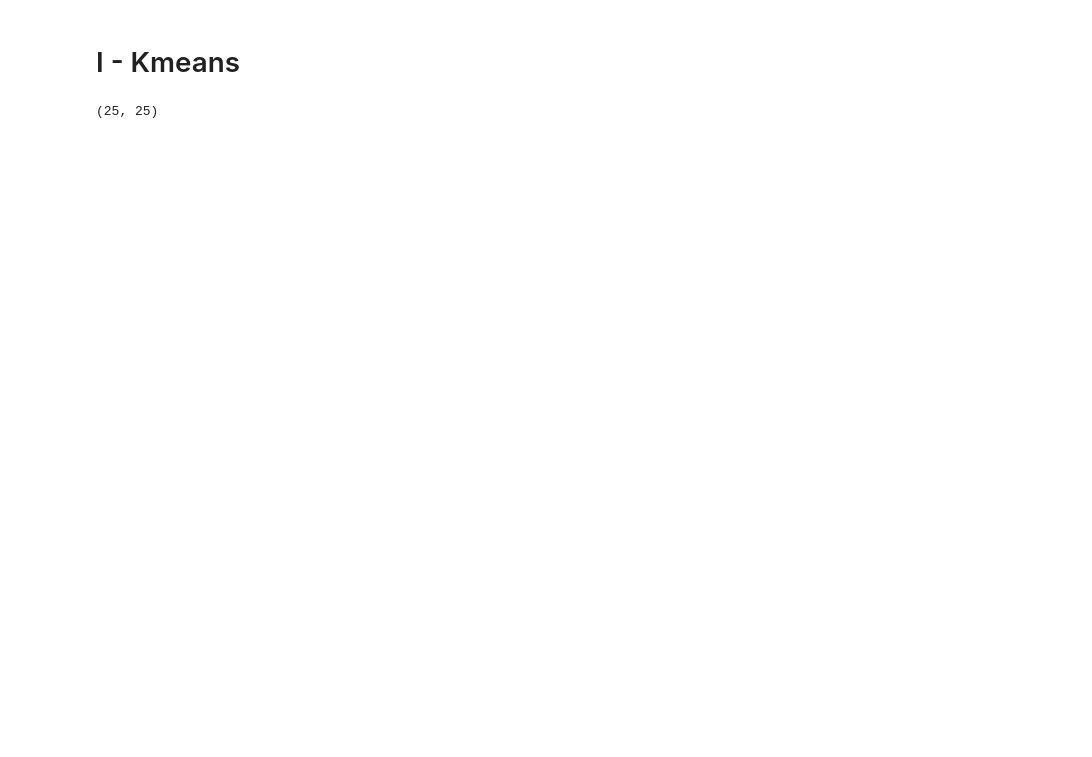
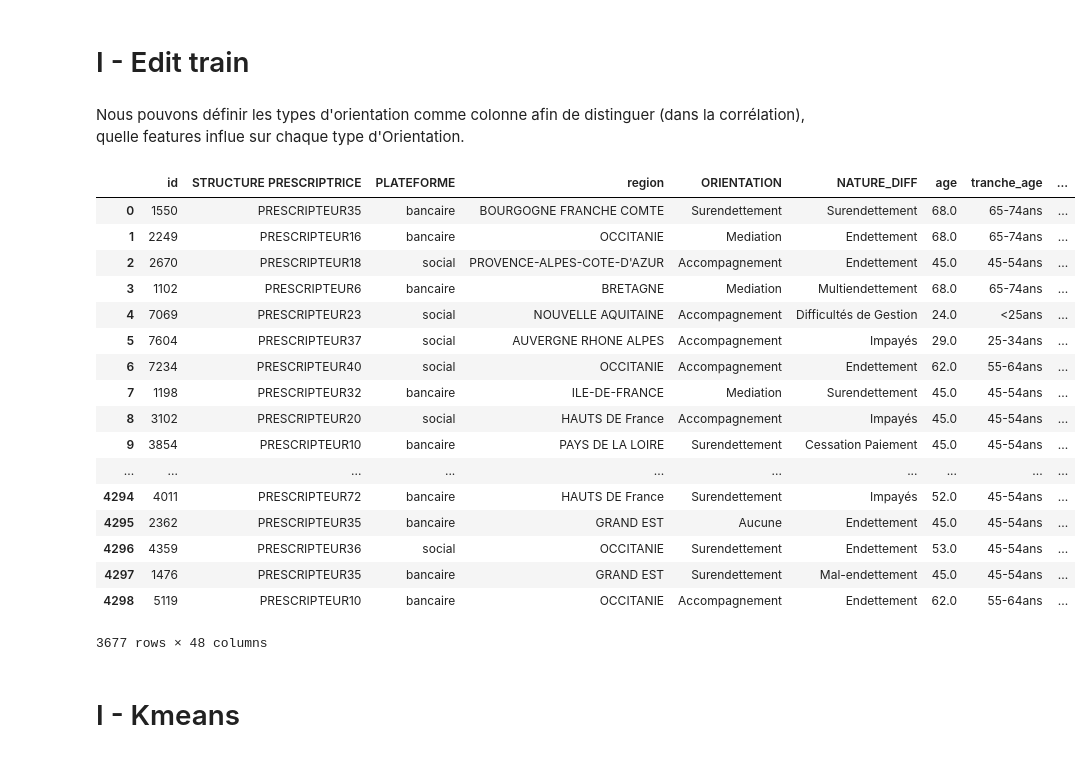
Before and after one commit to willcard/Cresus_Kaggle_Competition, a Jupyter notebook: entrainement_cresus.ipynb, the cells around one changed output. Cells and saved outputs as stored; diff of their text form; code cells hidden in the pictures; blank space fills up the shorter version.

```diff
--- a/entrainement_cresus.ipynb
+++ b/entrainement_cresus.ipynb
@@ -88,0 +99,4 @@ train.shape
+# %% [markdown]
+# I - Edit train
+# %% [markdown]
+Nous pouvons définir les types d'orientation comme colonne afin de distinguer (dans la corrélation), quelle features influe sur chaque type d'Orientation.
@@ -89,8 +106,25 @@ train.shape
+# %%
+train
+# %% [output]
+|  | id | STRUCTURE PRESCRIPTRICE | PLATEFORME | region | ORIENTATION | NATURE_DIFF | age | tranche_age | ... |
+| 0 | 1550 | PRESCRIPTEUR35 | bancaire | BOURGOGNE FRANCHE COMTE | Surendettement | Surendettement | 68.0 | 65-74ans | ... |
+| 1 | 2249 | PRESCRIPTEUR16 | bancaire | OCCITANIE | Mediation | Endettement | 68.0 | 65-74ans | ... |
+| 2 | 2670 | PRESCRIPTEUR18 | social | PROVENCE-ALPES-COTE-D'AZUR | Accompagnement | Endettement | 45.0 | 45-54ans | ... |
+| 3 | 1102 | PRESCRIPTEUR6 | bancaire | BRETAGNE | Mediation | Multiendettement | 68.0 | 65-74ans | ... |
+| 4 | 7069 | PRESCRIPTEUR23 | social | NOUVELLE AQUITAINE | Accompagnement | Difficultés de Gestion | 24.0 | <25ans | ... |
+| 5 | 7604 | PRESCRIPTEUR37 | social | AUVERGNE RHONE ALPES | Accompagnement | Impayés | 29.0 | 25-34ans | ... |
+| 6 | 7234 | PRESCRIPTEUR40 | social | OCCITANIE | Accompagnement | Endettement | 62.0 | 55-64ans | ... |
+| 7 | 1198 | PRESCRIPTEUR32 | bancaire | ILE-DE-FRANCE | Mediation | Surendettement | 45.0 | 45-54ans | ... |
+| 8 | 3102 | PRESCRIPTEUR20 | social | HAUTS DE France | Accompagnement | Impayés | 45.0 | 45-54ans | ... |
+| 9 | 3854 | PRESCRIPTEUR10 | bancaire | PAYS DE LA LOIRE | Surendettement | Cessation Paiement | 45.0 | 45-54ans | ... |
+| ... | ... | ... | ... | ... | ... | ... | ... | ... | ... |
+| 4294 | 4011 | PRESCRIPTEUR72 | bancaire | HAUTS DE France | Surendettement | Impayés | 52.0 | 45-54ans | ... |
+| 4295 | 2362 | PRESCRIPTEUR35 | bancaire | GRAND EST | Aucune | Endettement | 45.0 | 45-54ans | ... |
+| 4296 | 4359 | PRESCRIPTEUR36 | social | OCCITANIE | Surendettement | Endettement | 53.0 | 45-54ans | ... |
+| 4297 | 1476 | PRESCRIPTEUR35 | bancaire | GRAND EST | Surendettement | Mal-endettement | 45.0 | 45-54ans | ... |
+| 4298 | 5119 | PRESCRIPTEUR10 | bancaire | OCCITANIE | Accompagnement | Endettement | 62.0 | 55-64ans | ... |
+3677 rows × 48 columns
 # %% [markdown]
 # I - Kmeans
 # %%
 from sklearn.cluster import KMeans
-# %%
-non_cat = train.drop(columns=cols_categorielles+['Date'])
-# %% [output]
-(25, 25)
```
Also changed, not shown: parts of 9 cells of this notebook, 1 other file.
